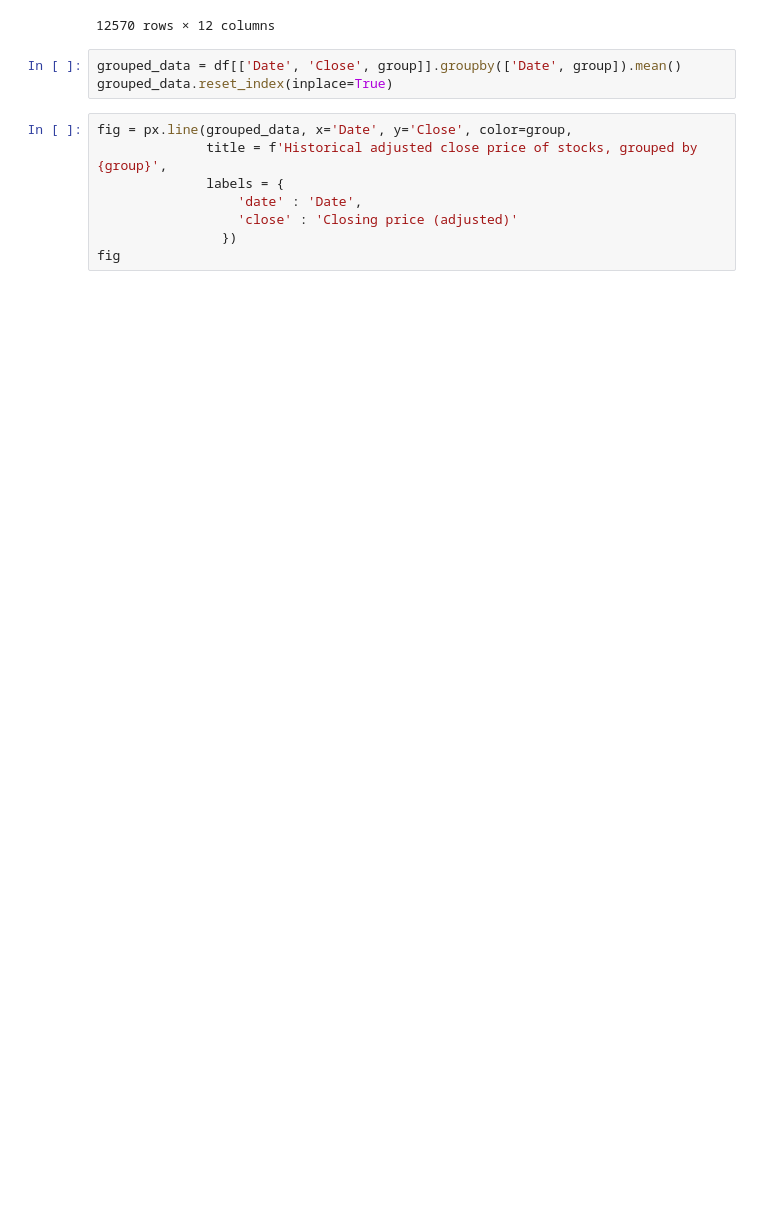
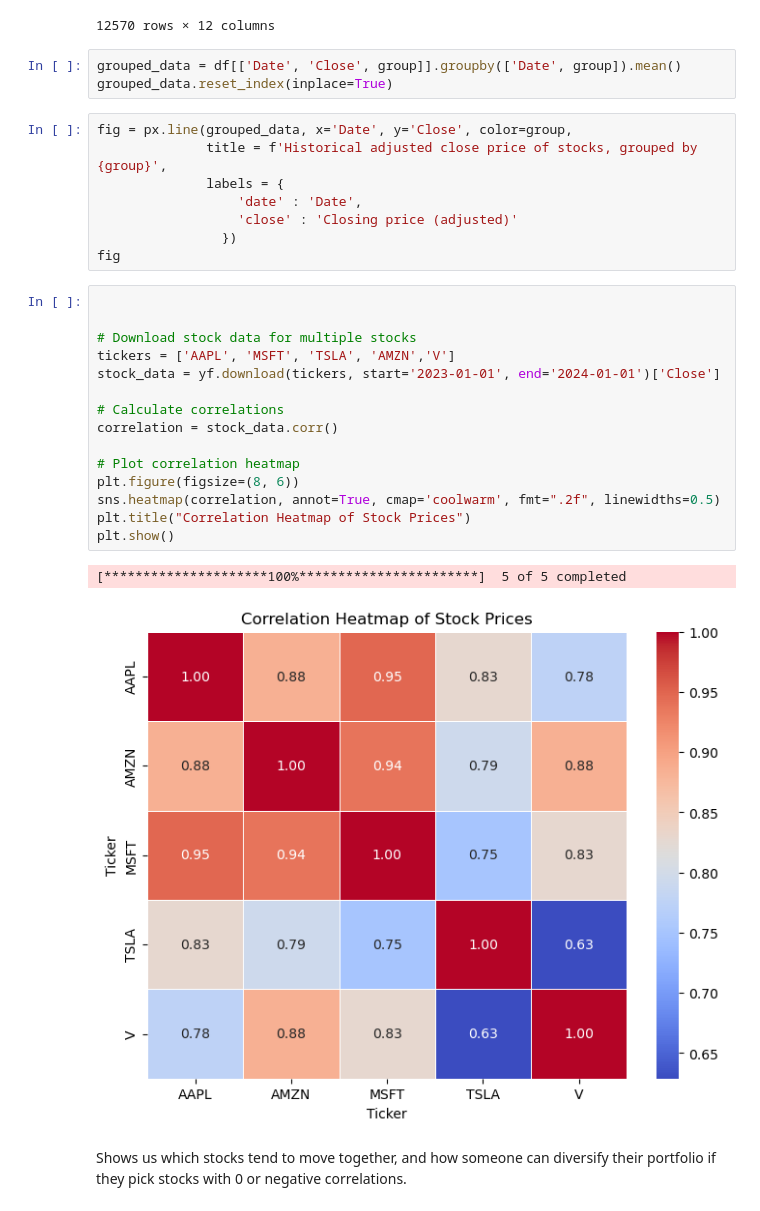
Before and after one commit to NiamBashambu/ds3000final, a Jupyter notebook: phase_2/plotting/plotting.ipynb, the cells around one changed output. Drawn from its saved outputs; the diff is of its cells as text; blank space fills up the shorter version.

Commit message:
added a heatmap visualization

```diff
--- a/phase_2/plotting/plotting.ipynb
+++ b/phase_2/plotting/plotting.ipynb
@@ -69,3 +71,23 @@ fig = px.line(grouped_data, x='Date', y='Close', color=group,
                   'close' : 'Closing price (adjusted)'
                 })
 fig
+# %%
+
+
+# Download stock data for multiple stocks
+tickers = ['AAPL', 'MSFT', 'TSLA', 'AMZN','V']
+stock_data = yf.download(tickers, start='2023-01-01', end='2024-01-01')['Close']
+
+# Calculate correlations
+correlation = stock_data.corr()
+
+# Plot correlation heatmap
+plt.figure(figsize=(8, 6))
+sns.heatmap(correlation, annot=True, cmap='coolwarm', fmt=".2f", linewidths=0.5)
+plt.title("Correlation Heatmap of Stock Prices")
+plt.show()
+# %% [output]
+[*********************100%***********************]  5 of 5 completed
+[figure, added]
+# %% [markdown]
+Shows us which stocks tend to move together, and how someone can diversify their portfolio if they pick stocks with 0 or negative correlations.
```
Also changed, not shown: parts of 1 cell of this notebook.
